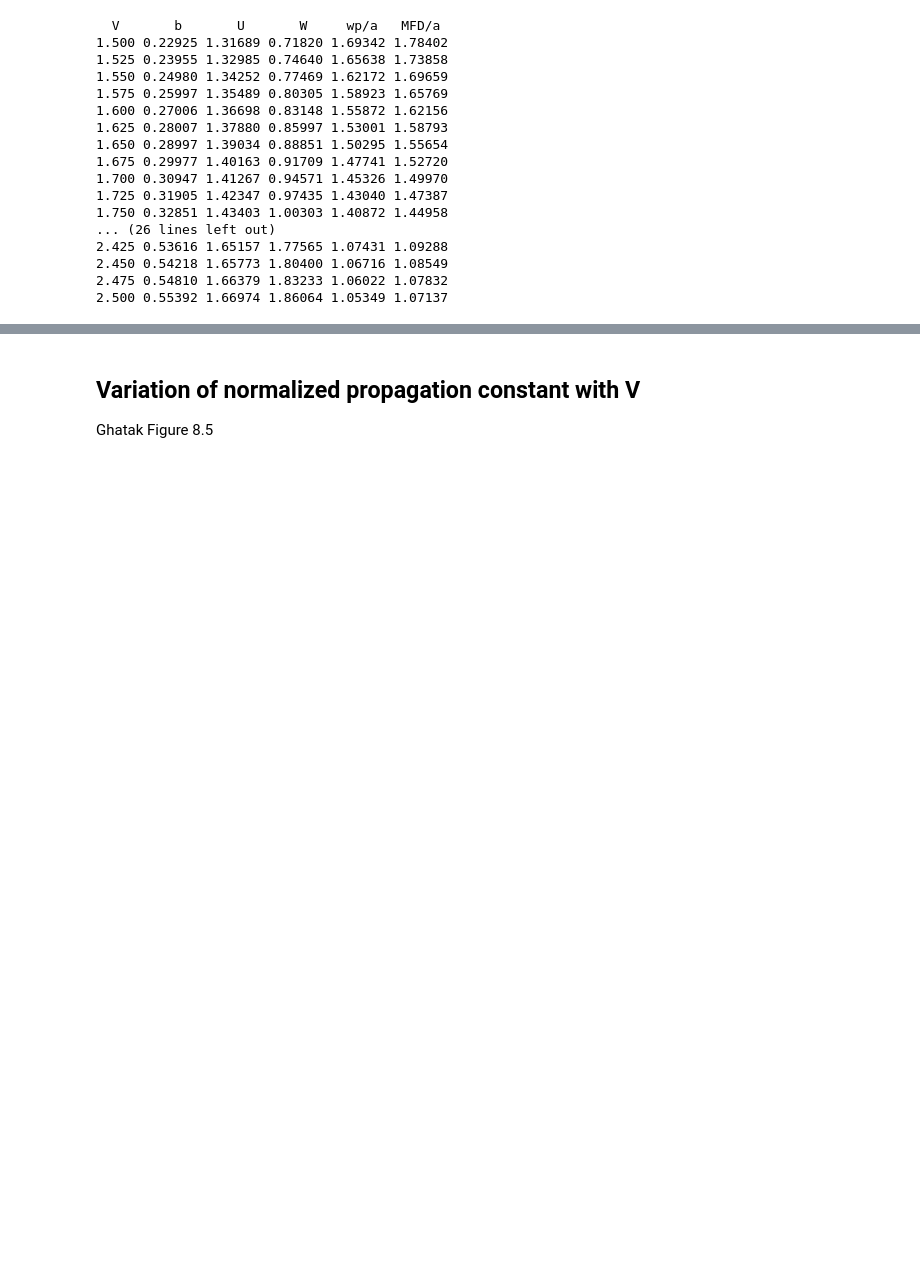
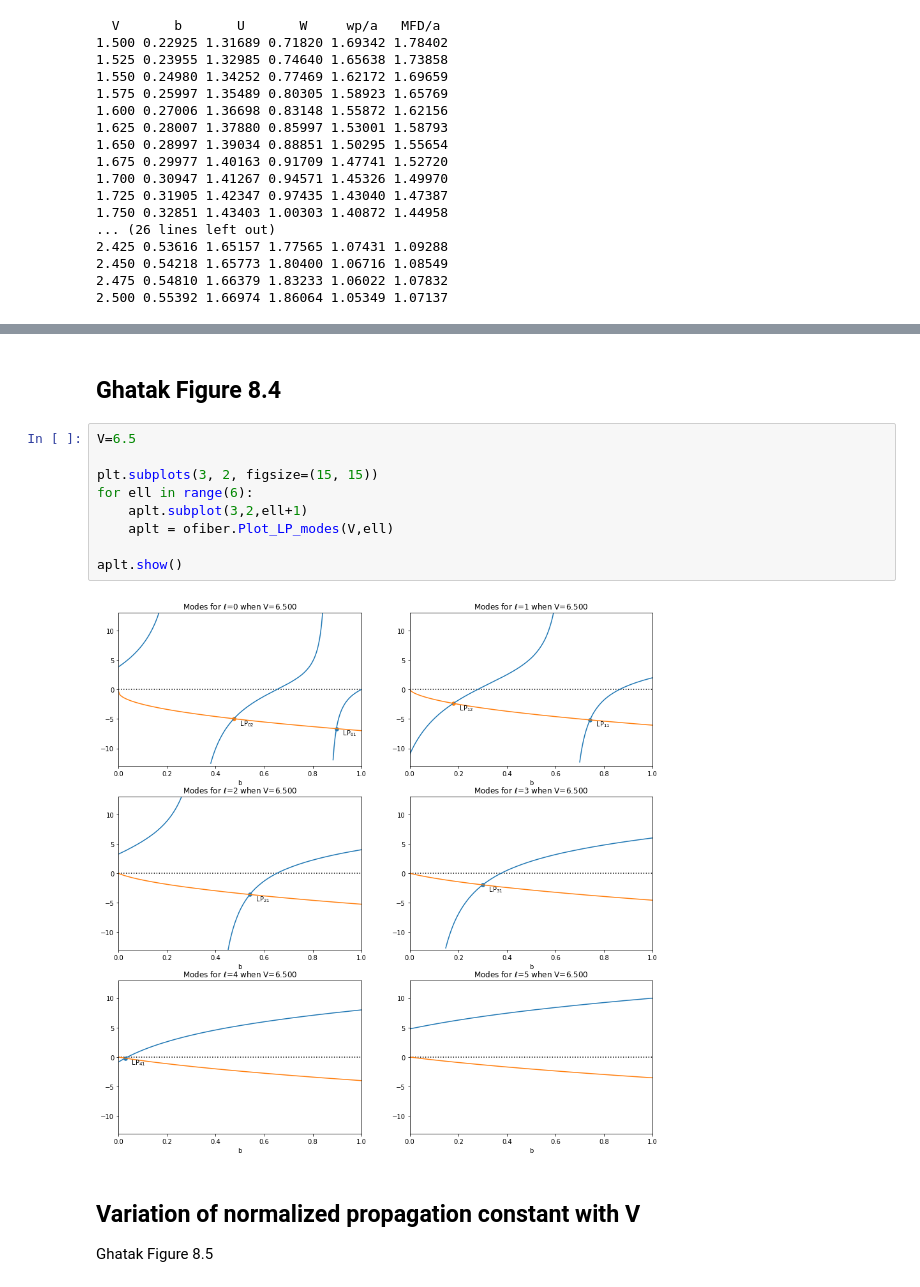
Before and after one commit to scottprahl/ofiber, a Jupyter notebook: doc/3-Circular-Step-Index-Fiber.ipynb, the cells around one changed output, grey strips where cells are left out. Drawn from its saved outputs; the diff is of its cells as text; blank space fills up the shorter version.

```diff
--- a/doc/3-Circular-Step-Index-Fiber.ipynb
+++ b/doc/3-Circular-Step-Index-Fiber.ipynb
@@ -134,3 +208,16 @@ for v in V:
+# %% [markdown]
+## Ghatak Figure 8.4
+# %%
+V=6.5
+
+plt.subplots(3, 2, figsize=(15, 15))
+for ell in range(6):
+    aplt.subplot(3,2,ell+1)
+    aplt = ofiber.Plot_LP_modes(V,ell)
+
+aplt.show()
+# %% [output]
+[figure, added]
 # %% [markdown]
 ## Variation of normalized propagation constant with V
 
```
Also changed, not shown: parts of 11 cells of this notebook.
